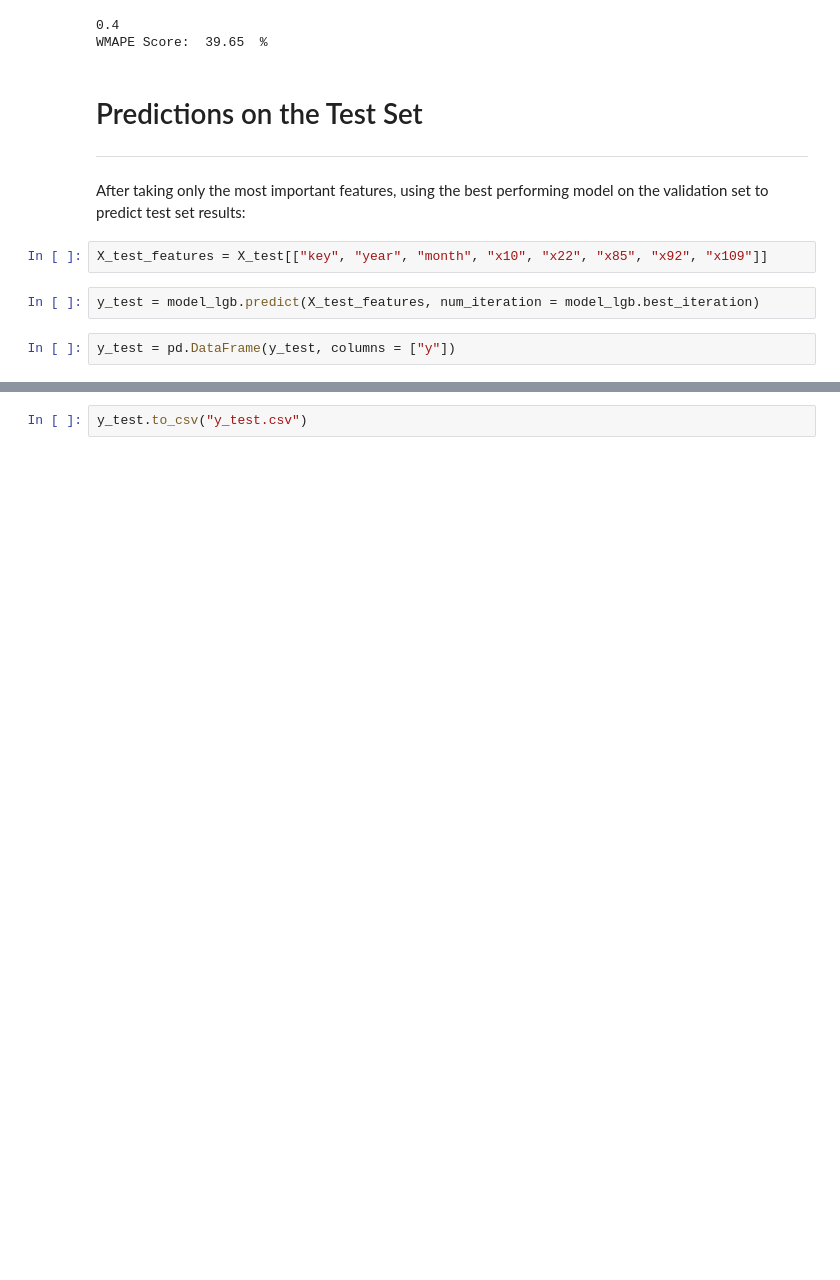
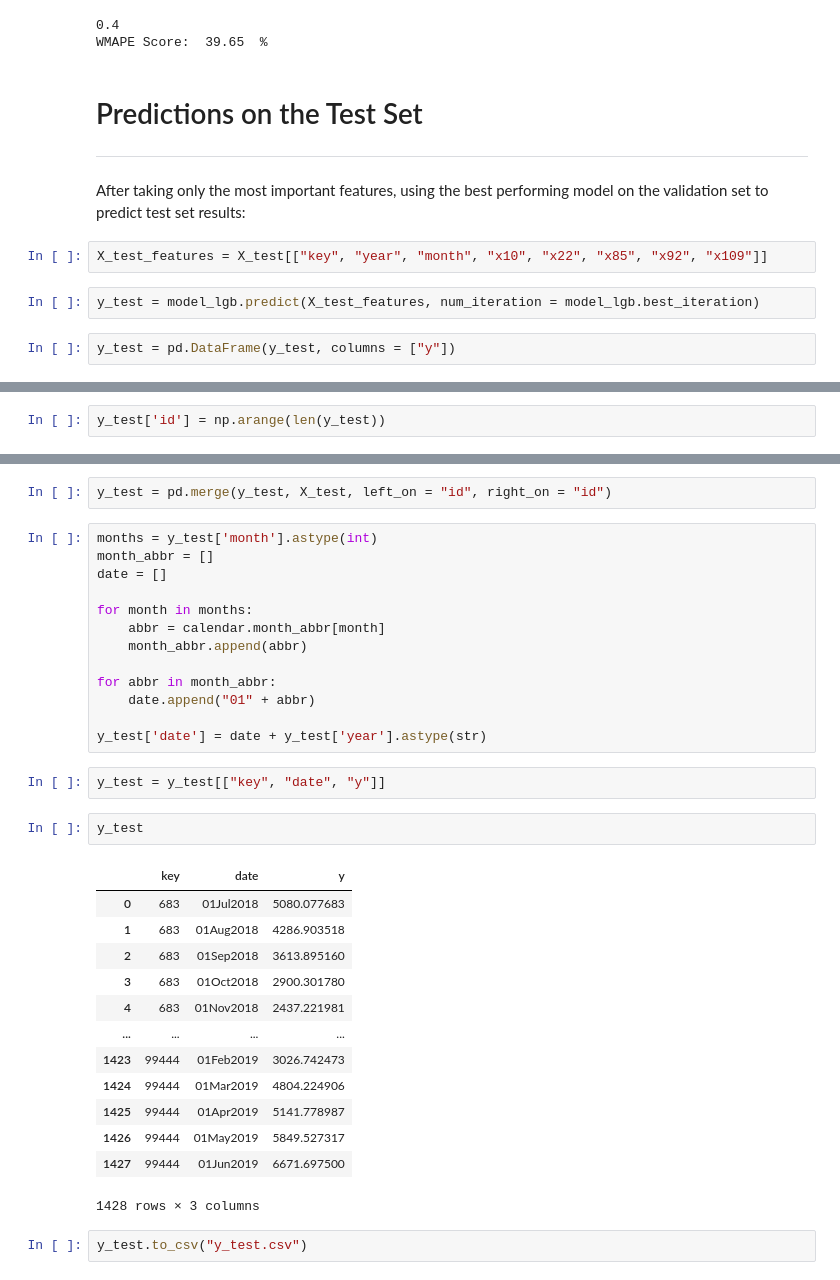
Before and after one commit to anastazijaverovic/Sales_Predictions_Qatar_Company, a Jupyter notebook: sales_by_product_and_date.ipynb, the cells around one changed output, grey strips where cells are left out. Drawn from its saved outputs; the diff is of its cells as text; blank space fills up the shorter version.

```diff
--- a/sales_by_product_and_date.ipynb
+++ b/sales_by_product_and_date.ipynb
@@ -896,0 +879,2 @@ y_test = pd.DataFrame(y_test, columns = ["y"])
+# %%
+y_test['id'] = np.arange(len(y_test))
@@ -897,2 +883,35 @@ y_test = pd.DataFrame(y_test, columns = ["y"])
+# %%
+y_test = pd.merge(y_test, X_test, left_on = "id", right_on = "id")
+# %%
+months = y_test['month'].astype(int)
+month_abbr = []
+date = []
+
+for month in months:
+    abbr = calendar.month_abbr[month]
+    month_abbr.append(abbr)
+
+for abbr in month_abbr:
+    date.append("01" + abbr)
+
+y_test['date'] = date + y_test['year'].astype(str)
+# %%
+y_test = y_test[["key", "date", "y"]]
+# %%
+y_test
+# %% [output]
+|  | key | date | y |
+| 0 | 683 | 01Jul2018 | 5080.077683 |
+| 1 | 683 | 01Aug2018 | 4286.903518 |
+| 2 | 683 | 01Sep2018 | 3613.895160 |
+| 3 | 683 | 01Oct2018 | 2900.301780 |
+| 4 | 683 | 01Nov2018 | 2437.221981 |
+| ... | ... | ... | ... |
+| 1423 | 99444 | 01Feb2019 | 3026.742473 |
+| 1424 | 99444 | 01Mar2019 | 4804.224906 |
+| 1425 | 99444 | 01Apr2019 | 5141.778987 |
+| 1426 | 99444 | 01May2019 | 5849.527317 |
+| 1427 | 99444 | 01Jun2019 | 6671.697500 |
+1428 rows × 3 columns
 # %%
 y_test.to_csv("y_test.csv")
```
Also changed, not shown: parts of 16 cells of this notebook.
